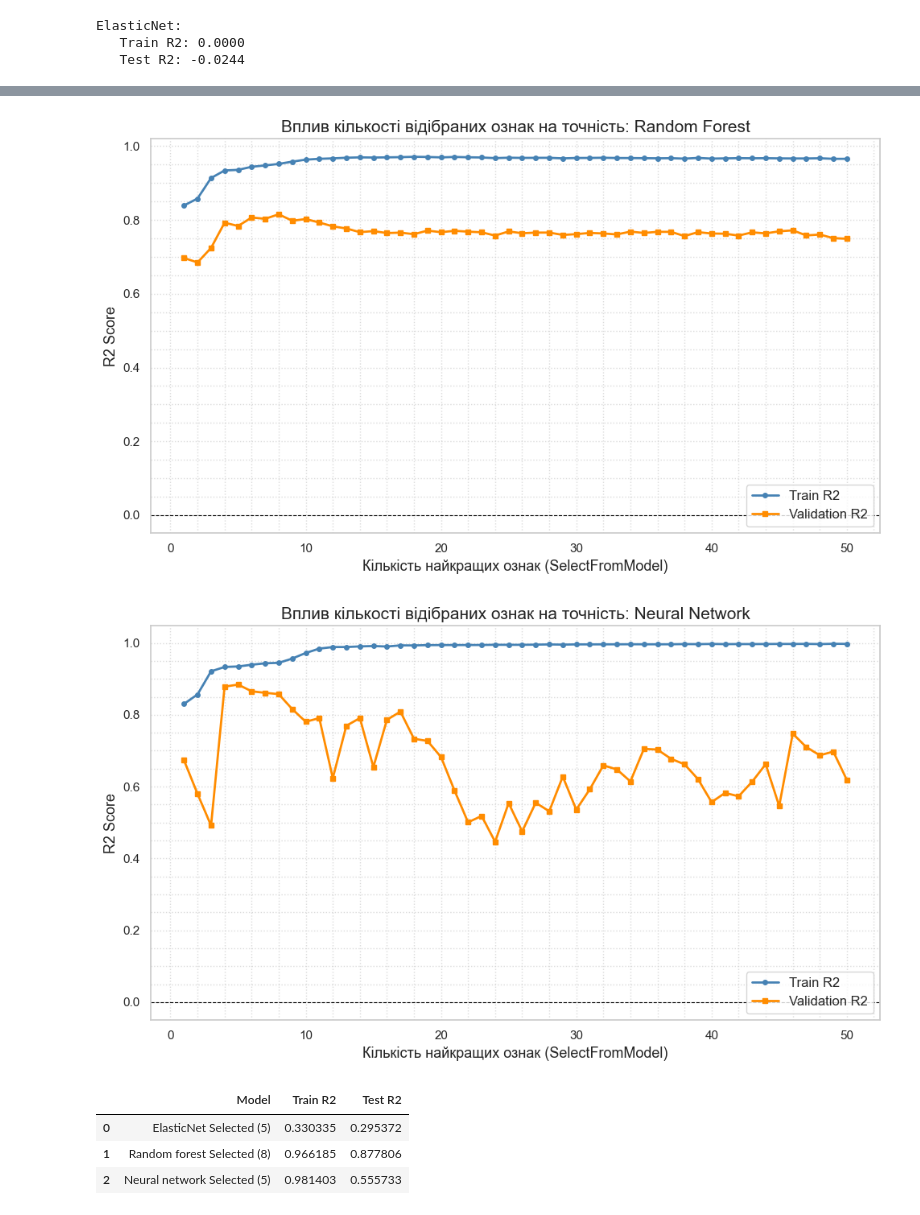
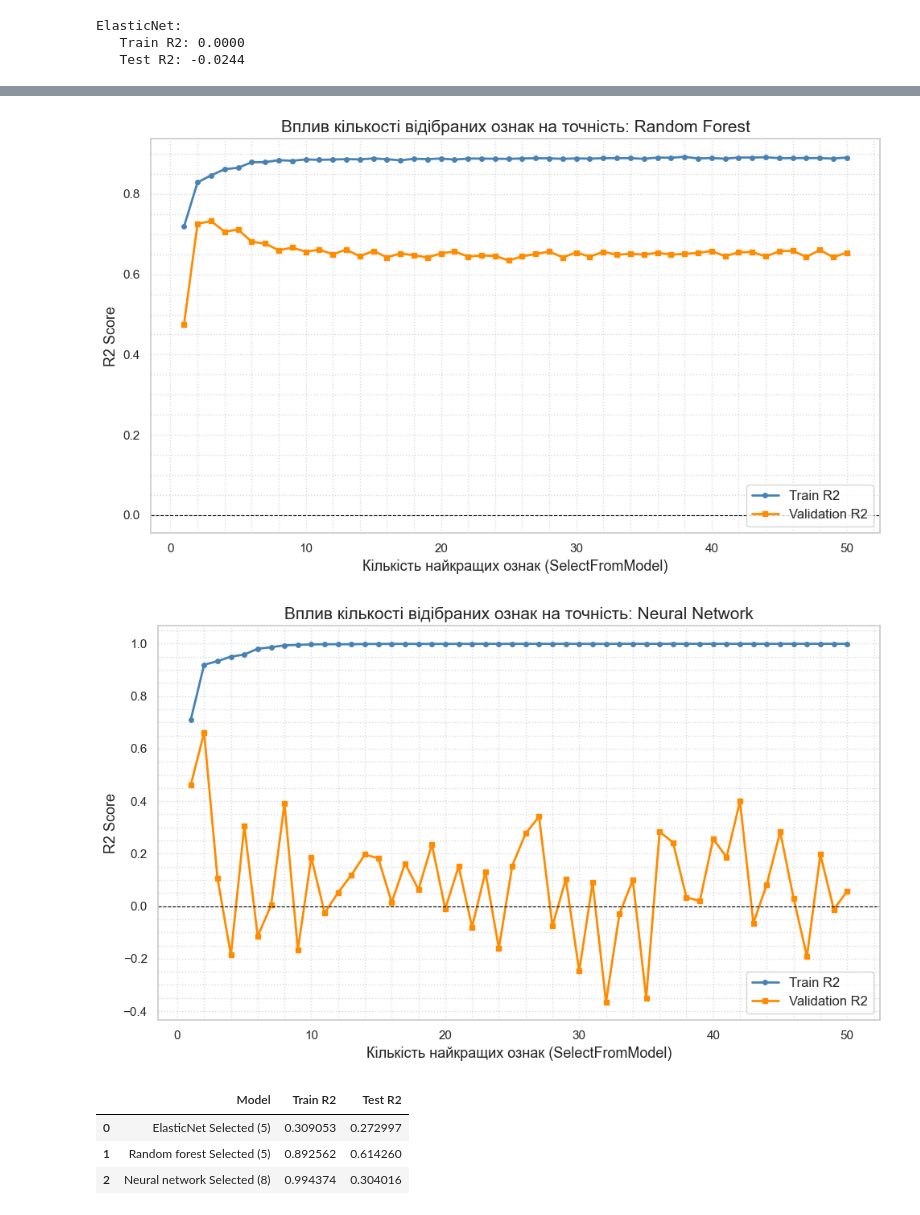
Before and after one commit to romaro23/SightRegression, a Jupyter notebook: regression.ipynb, the cells around one changed output, grey strips where cells are left out. Cells and saved outputs as stored; diff of their text form; code cells hidden in the pictures.

```diff
--- a/regression.ipynb
+++ b/regression.ipynb
@@ -365,7 +365,7 @@ comparison_plot(results)
 # %%
-rf = RandomForestRegressor(n_estimators=300, random_state=42, min_samples_split=5, min_samples_leaf=2, max_features=0.5, max_depth=None)
+rf = RandomForestRegressor(n_estimators=500, random_state=42, min_samples_split=10, min_samples_leaf=4, max_features=0.5, max_depth=20)
 elastic = ElasticNet(random_state=42, alpha=0.02349, l1_ratio=0.9266, max_iter=5000)
-nn = MLPRegressor(activation='relu', solver='lbfgs', max_iter=20000, random_state=42, alpha=0.08062, learning_rate_init=0.0001267, hidden_layer_sizes=(30, 15))
+nn = MLPRegressor(activation='relu', solver='lbfgs', max_iter=20000, random_state=42, alpha=0.01617, learning_rate_init=0.0001074, hidden_layer_sizes=(30,))
 # %%
 n_components_range = range(1, 51, 1)
 
@@ -438,7 +438,7 @@ for name in models.keys():
 # %%
-rf = RandomForestRegressor(n_estimators=300, random_state=42, min_samples_split=5, min_samples_leaf=2, max_features=0.5, max_depth=None)
+rf = RandomForestRegressor(n_estimators=500, random_state=42, min_samples_split=10, min_samples_leaf=4, max_features=0.5, max_depth=20)
 elastic = ElasticNet(random_state=42, alpha=0.02349, l1_ratio=0.9266, max_iter=5000)
-nn = MLPRegressor(activation='relu', solver='lbfgs', max_iter=20000, random_state=42, alpha=0.08062, learning_rate_init=0.0001267, hidden_layer_sizes=(30, 15))
+nn = MLPRegressor(activation='relu', solver='lbfgs', max_iter=20000, random_state=42, alpha=0.01617, learning_rate_init=0.0001074, hidden_layer_sizes=(30,))
 # %%
 rf_pipe = Pipeline([
     ('imputer', SimpleImputer(strategy='median')),
@@ -490,7 +490,7 @@ scores = {
     'Neural Network': {'train': [], 'val': []}
 }
 
-rf_selector = RandomForestRegressor(n_estimators=300, random_state=42, min_samples_split=5, min_samples_leaf=2, max_features=0.5, max_depth=None)
+rf_selector = RandomForestRegressor(n_estimators=100, random_state=42, min_samples_split=10, min_samples_leaf=4, max_features=0.5, max_depth=20)
 
 models = {
     'ElasticNet': elastic,
@@ -558,3 +558,3 @@ for name in models.keys():
-[figure, old version]
+[figure, new version]
-[figure, old version]
+[figure, new version]
 # %%
@@ -607,14 +607,14 @@ r2_train_rf, r2_test_rf = fit_and_evaluate(rf_pipe, x_train_sel, y_train, x_test
 r2_train_nn, r2_test_nn = fit_and_evaluate(nn_pipe, x_train_sel, y_train, x_test_sel, y_test)
 
 results_selected.loc[0] = ['ElasticNet Selected (5)', r2_train_elastic, r2_test_elastic]
-results_selected.loc[1] = ['Random forest Selected (8)', r2_train_rf, r2_test_rf]
-results_selected.loc[2] = ['Neural network Selected (5)', r2_train_nn, r2_test_nn]
+results_selected.loc[1] = ['Random forest Selected (5)', r2_train_rf, r2_test_rf]
+results_selected.loc[2] = ['Neural network Selected (8)', r2_train_nn, r2_test_nn]
 results_selected
 # %% [output]
 |  | Model | Train R2 | Test R2 |
-| 0 | ElasticNet Selected (5) | 0.330335 | 0.295372 |
-| 1 | Random forest Selected (8) | 0.966185 | 0.877806 |
-| 2 | Neural network Selected (5) | 0.981403 | 0.555733 |
+| 0 | ElasticNet Selected (5) | 0.309053 | 0.272997 |
+| 1 | Random forest Selected (5) | 0.892562 | 0.614260 |
+| 2 | Neural network Selected (8) | 0.994374 | 0.304016 |
 # %%
 comparison_plot(results_selected)
 # %% [output]
```
Also changed, not shown: parts of 31 cells of this notebook, 3 other files.
